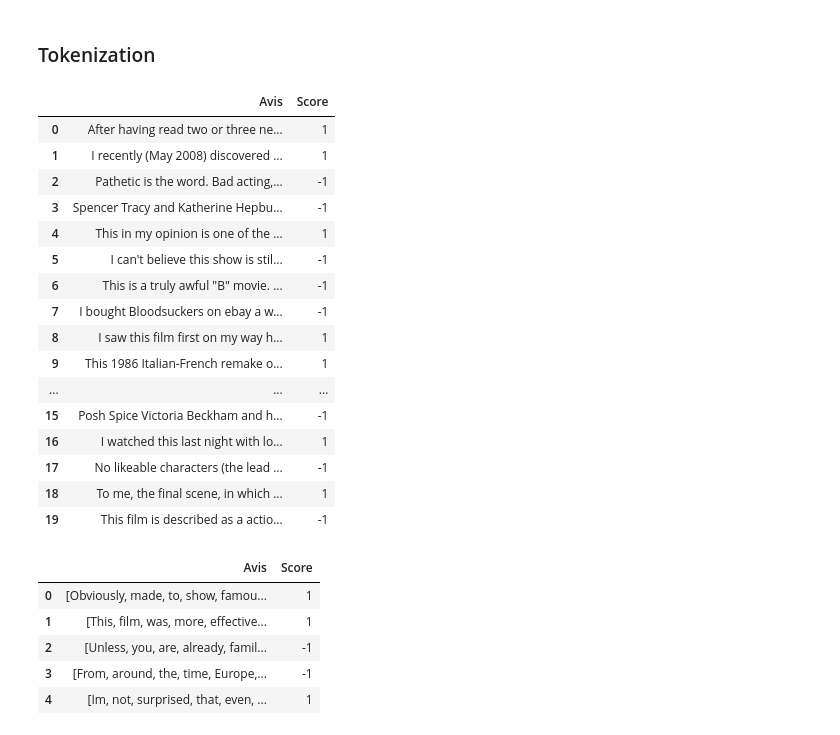
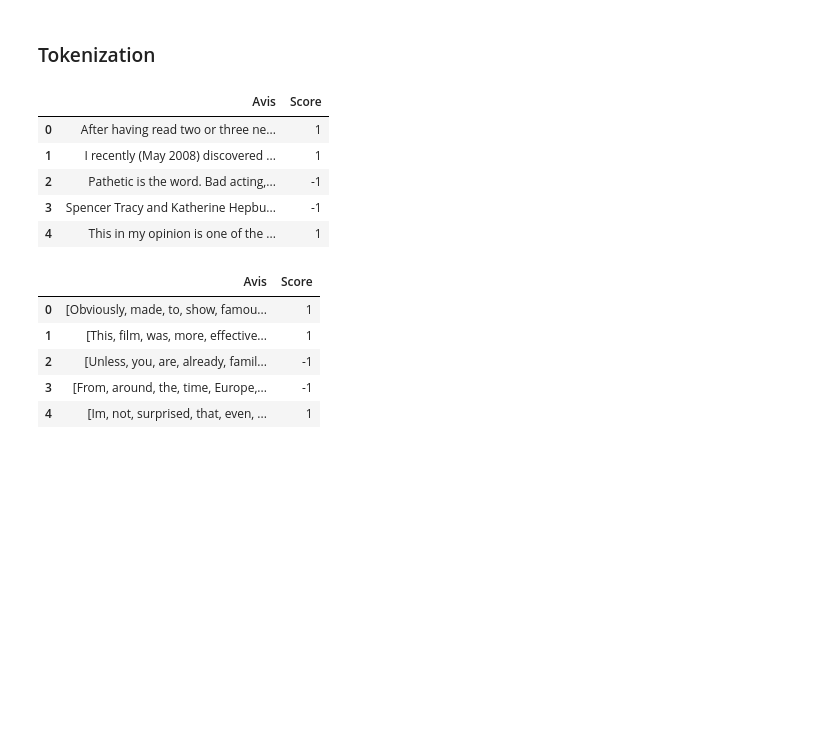
Before and after one commit to anonbnr/HMIN232M_Project, a Jupyter notebook: Notebooks/Projet_V0-1.ipynb, the cells around one changed output. Saved outputs shown, nothing was run; the diff lists cells and outputs as text; code cells hidden in the pictures; blank space fills up the shorter version.

```diff
--- a/Notebooks/Projet_V0-1.ipynb
+++ b/Notebooks/Projet_V0-1.ipynb
@@ -46,12 +48,12 @@ sns.set(style = "darkgrid")
 - Intégration de leur contenu dans 2 dataframes pandas différents
 # %%
 print("\nDataframe des avis")
-df_avis = pd.read_csv('Dataset/dataset.csv', sep = '\n', header = None, names = ['Avis'])
+df_avis = pd.read_csv('Dataset/dataset.csv', sep = '\t', header = None, names = ['Avis'], encoding ='utf8')
 display(df_avis.head())
 display(df_avis.shape)
 
 print("\nDataframe des scores")
-df_score = pd.read_csv('Dataset/labels.csv', sep = '\n', header = None, names = ['Score'])
+df_score = pd.read_csv('Dataset/labels.csv', sep = '\t', header = None, names = ['Score'], encoding ='utf8')
 display(df_score.head())
 display(df_score.shape)
 
@@ -94,28 +96,16 @@ Structuration des données afin d'y réaliser des manipulations
 # %%
 # Copie du DF originale
 df2 = shuffle(df)
 # Réinitialisation des index
 #df2.reset_index()
 df2.reset_index(inplace = True,
                 drop = True)
-
-display(df2.head(20))
+display(df2.head())
 # %% [output]
 |  | Avis | Score |
 | 0 | After having read two or three ne... | 1 |
 | 1 | I recently (May 2008) discovered ... | 1 |
 | 2 | Pathetic is the word. Bad acting,... | -1 |
 | 3 | Spencer Tracy and Katherine Hepbu... | -1 |
 | 4 | This in my opinion is one of the ... | 1 |
-| 5 | I can't believe this show is stil... | -1 |
-| 6 | This is a truly awful "B" movie. ... | -1 |
-| 7 | I bought Bloodsuckers on ebay a w... | -1 |
-| 8 | I saw this film first on my way h... | 1 |
-| 9 | This 1986 Italian-French remake o... | 1 |
-| ... | ... | ... |
-| 15 | Posh Spice Victoria Beckham and h... | -1 |
-| 16 | I watched this last night with lo... | 1 |
-| 17 | No likeable characters (the lead ... | -1 |
-| 18 | To me, the final scene, in which ... | 1 |
-| 19 | This film is described as a actio... | -1 |
 # %%
```
Also changed, not shown: parts of 17 cells of this notebook.
